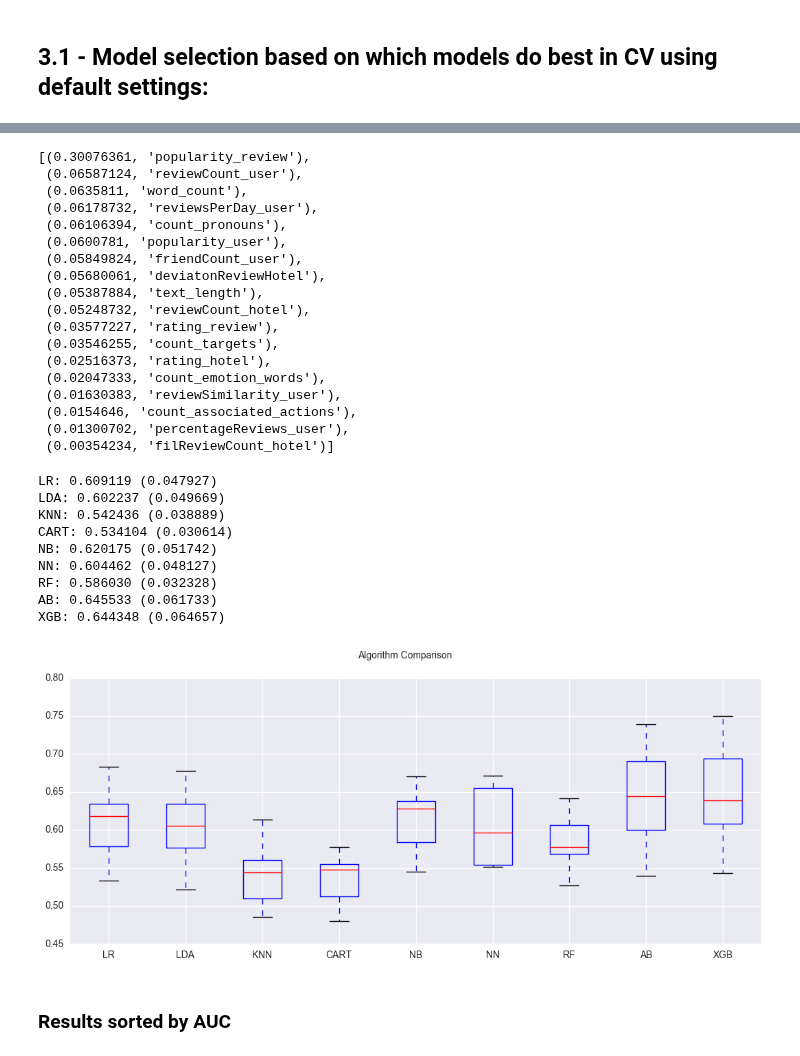
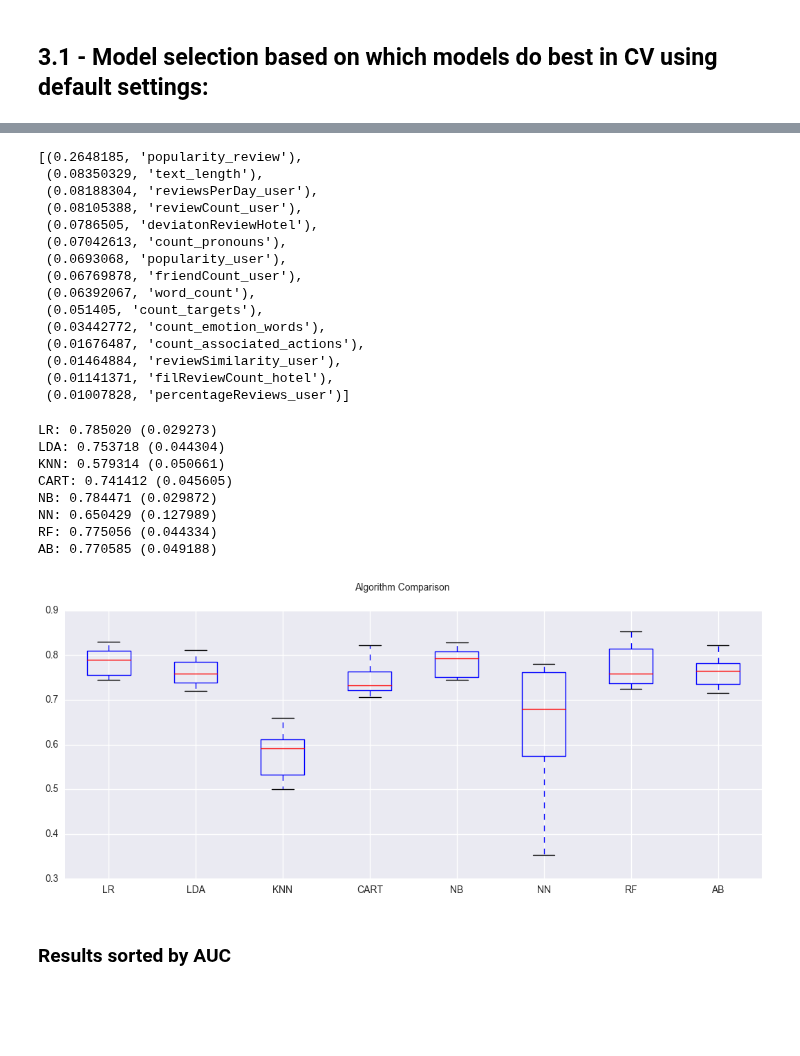
Before and after one commit to msandim/tum-anomaly-detection-challenges, a Jupyter notebook: Challenge 2/Script.ipynb, the cells around one changed output, grey strips where cells are left out. Drawn from its saved outputs; the diff is of its cells as text; code cells hidden in the pictures; blank space fills up the shorter version.

```diff
--- a/Challenge 2/Script.ipynb
+++ b/Challenge 2/Script.ipynb
@@ -491,4 +373,4 @@ def undersampling(data):
     #data[fake_review]
     return data.iloc[final_ids]
 
-#train_df_joined = undersampling(train_df_joined)
+train_df_joined = undersampling(train_df_joined)
@@ -715,13 +576,11 @@ array([ 0.46503378,  0.03992852,  0.36432375,  0.13071394])
 # %%
-fe_v = [ 0.03577227,  0.05849824,  0.06587124,  0.06178732,  0.01300702,
-        0.01630383,  0.05248732,  0.02516373,  0.00354234,  0.05387884,
-        0.0635811 ,  0.06106394,  0.0154646 ,  0.03546255,  0.02047333,
-        0.05680061,  0.30076361,  0.0600781]
+fe_v = [ 0.06769878,  0.08105388,  0.08188304,  0.01007828,  0.01464884,
+        0.01141371,  0.08350329,  0.06392067,  0.07042613,  0.01676487,
+        0.051405  ,  0.03442772,  0.0786505 ,  0.2648185 ,  0.0693068 ]
 
-fe_n = ['rating_review', 'friendCount_user', 'reviewCount_user',
-       'reviewsPerDay_user', 'percentageReviews_user', 'reviewSimilarity_user',
-       'reviewCount_hotel', 'rating_hotel', 'filReviewCount_hotel',
-       'text_length', 'word_count', 'count_pronouns',
+fe_n = ['friendCount_user', 'reviewCount_user', 'reviewsPerDay_user',
+       'percentageReviews_user', 'reviewSimilarity_user',
+       'filReviewCount_hotel', 'text_length', 'word_count', 'count_pronouns',
        'count_associated_actions', 'count_targets', 'count_emotion_words',
        'deviatonReviewHotel', 'popularity_review', 'popularity_user']
 
@@ -733,24 +592,21 @@ features.sort(key = lambda x: x[0], reverse = True)
 
 features
 # %% [output]
-[(0.30076361, 'popularity_review'),
- (0.06587124, 'reviewCount_user'),
- (0.0635811, 'word_count'),
- (0.06178732, 'reviewsPerDay_user'),
- (0.06106394, 'count_pronouns'),
- (0.0600781, 'popularity_user'),
- (0.05849824, 'friendCount_user'),
- (0.05680061, 'deviatonReviewHotel'),
- (0.05387884, 'text_length'),
- (0.05248732, 'reviewCount_hotel'),
- (0.03577227, 'rating_review'),
- (0.03546255, 'count_targets'),
- (0.02516373, 'rating_hotel'),
- (0.02047333, 'count_emotion_words'),
- (0.01630383, 'reviewSimilarity_user'),
- (0.0154646, 'count_associated_actions'),
- (0.01300702, 'percentageReviews_user'),
- (0.00354234, 'filReviewCount_hotel')]
+[(0.2648185, 'popularity_review'),
+ (0.08350329, 'text_length'),
+ (0.08188304, 'reviewsPerDay_user'),
+ (0.08105388, 'reviewCount_user'),
+ (0.0786505, 'deviatonReviewHotel'),
+ (0.07042613, 'count_pronouns'),
+ (0.0693068, 'popularity_user'),
+ (0.06769878, 'friendCount_user'),
+ (0.06392067, 'word_count'),
+ (0.051405, 'count_targets'),
+ (0.03442772, 'count_emotion_words'),
+ (0.01676487, 'count_associated_actions'),
+ (0.01464884, 'reviewSimilarity_user'),
+ (0.01141371, 'filReviewCount_hotel'),
+ (0.01007828, 'percentageReviews_user')]
 # %%
 #inspired in http://machinelearningmastery.com/compare-machine-learning-algorithms-python-scikit-learn/
 
@@ -763,7 +619,7 @@ from sklearn.naive_bayes import GaussianNB
 from sklearn.svm import SVC
 from sklearn.neural_network import MLPClassifier
 from sklearn.ensemble import RandomForestClassifier, AdaBoostClassifier
-import xgboost as xgb
+#import xgboost as xgb
 
 def modelSelection():
 
@@ -791,44 +647,43 @@ def modelSelection():
     #models.append(('SVM-RBF', SVC(kernel="rbf")))
     models.append(('NN', MLPClassifier()))
     models.append(('RF', RandomForestClassifier()))
     models.append(('AB', AdaBoostClassifier()))
-    models.append(('XGB', xgb.XGBClassifier()))
+    #models.append(('XGB', xgb.XGBClassifier()))
 
     # evaluate each model in turn
     results = []
     scoring = 'roc_auc' # try with 'roc_auc', f1'
 
     kfold = mds.StratifiedKFold(n_splits=num_folds, shuffle=True, random_state=2)
 
     for model_name, model in models:
         cv_results = mds.cross_val_score(model, X_train, Y_train, cv=kfold, scoring=scoring)
         results.append({"name": model_name, "cv_results": cv_results, "mean": cv_results.mean(), "std": cv_results.std()})
         print("%s: %f (%f)" % (model_name, cv_results.mean(), cv_results.std()))
 
     # boxplot algorithm comparison
     fig = plt.figure(figsize=(13, 5), dpi=500)
     fig.suptitle('Algorithm Comparison')
     ax = fig.add_subplot(111)
     plt.boxplot([x["cv_results"] for x in results])
     ax.set_xticklabels([x["name"] for x in results])
     plt.show()
 
     # order the models by the mean auc
     #results_by_strategy.sort(key=lambda x: x["mean"], reverse=True)
     #print([(x["name"], x["mean"]) for x in results])
 
 modelSelection()
 # %% [output]
-LR: 0.609119 (0.047927)
-LDA: 0.602237 (0.049669)
-KNN: 0.542436 (0.038889)
-CART: 0.534104 (0.030614)
-NB: 0.620175 (0.051742)
-NN: 0.604462 (0.048127)
-RF: 0.586030 (0.032328)
-AB: 0.645533 (0.061733)
-XGB: 0.644348 (0.064657)
+LR: 0.785020 (0.029273)
+LDA: 0.753718 (0.044304)
+KNN: 0.579314 (0.050661)
+CART: 0.741412 (0.045605)
+NB: 0.784471 (0.029872)
+NN: 0.650429 (0.127989)
+RF: 0.775056 (0.044334)
+AB: 0.770585 (0.049188)
-[figure, old version]
+[figure, new version]
 # %% [markdown]
 ### Results sorted by AUC
 # %%
```
Also changed, not shown: parts of 28 cells of this notebook, 2 other files.
